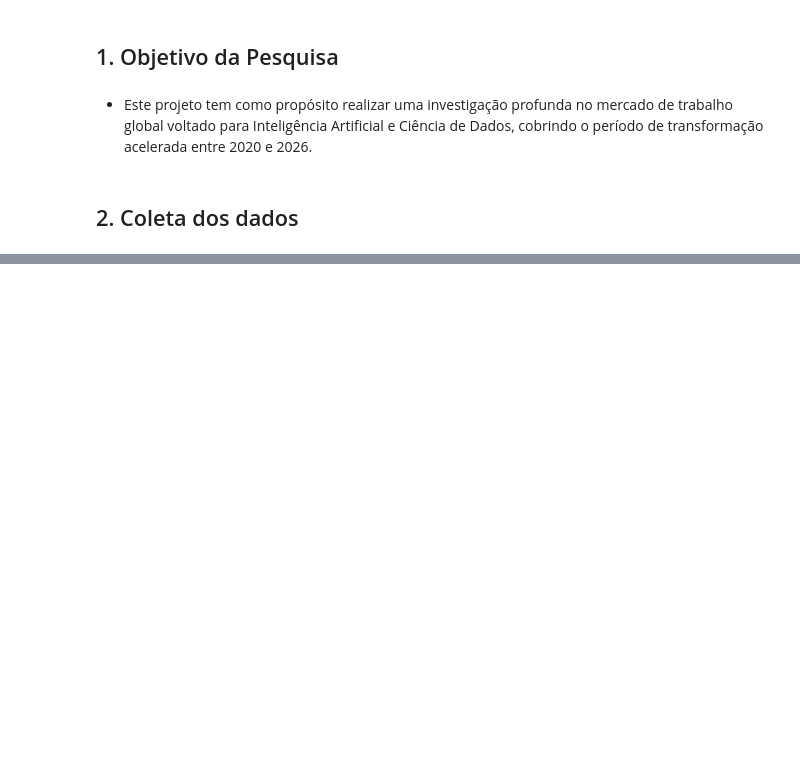
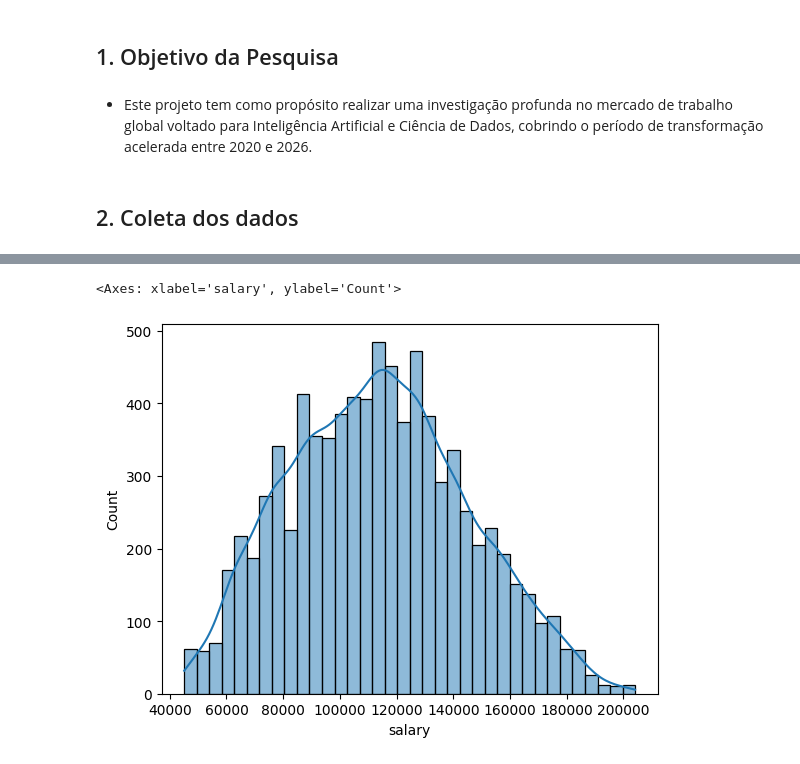
Before and after one commit to Viktor-MB/Analise-Preditiva-Mercado-IA-2026, a Jupyter notebook: notebook.ipynb, the cells around one changed output, grey strips where cells are left out. Saved outputs shown, nothing was run; the diff lists cells and outputs as text; code cells hidden in the pictures; blank space fills up the shorter version.

```diff
--- a/notebook.ipynb
+++ b/notebook.ipynb
@@ -44,0 +73,12 @@ print(df_validacao.shape)
+# %%
+from sklearn.model_selection import train_test_split
+
+X = df.drop(columns=['salary', 'job_id'])
+y = df['salary']
+
+X_train, X_test, y_train, y_test = train_test_split(
+    X, y, test_size=0.2, random_state=42,
+)
+
+print(f"Dados de Treino: {X_train.shape[0]} linhas")
+print(f"Dados de Teste: {X_test.shape[0]} linhas")
@@ -44,0 +105,5 @@ print(df_validacao.shape)
+# %%
+sns.histplot(y_train, kde=True)
+# %% [output]
+<Axes: xlabel='salary', ylabel='Count'>
+[figure, added]
```
Also changed, not shown: parts of 19 cells of this notebook.
